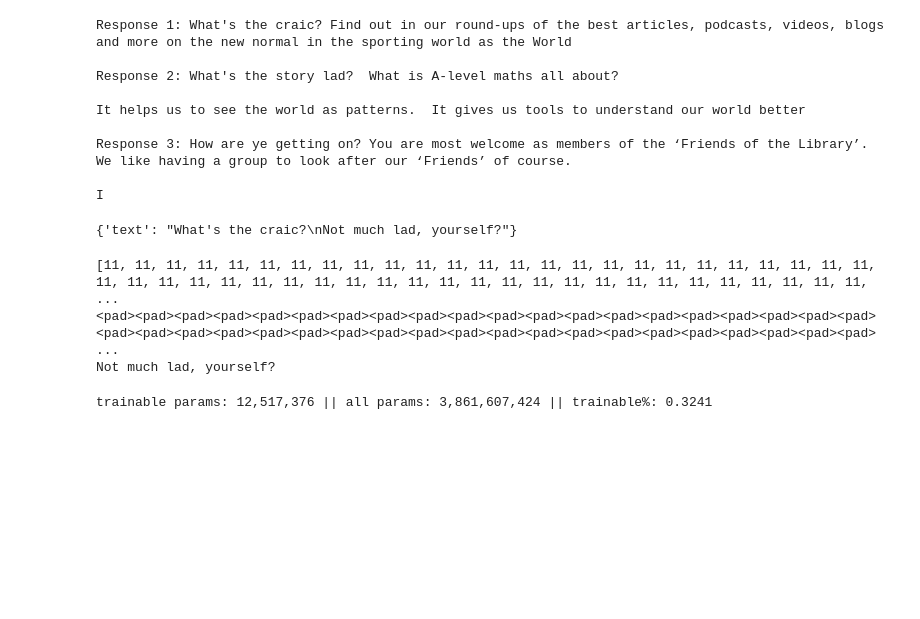
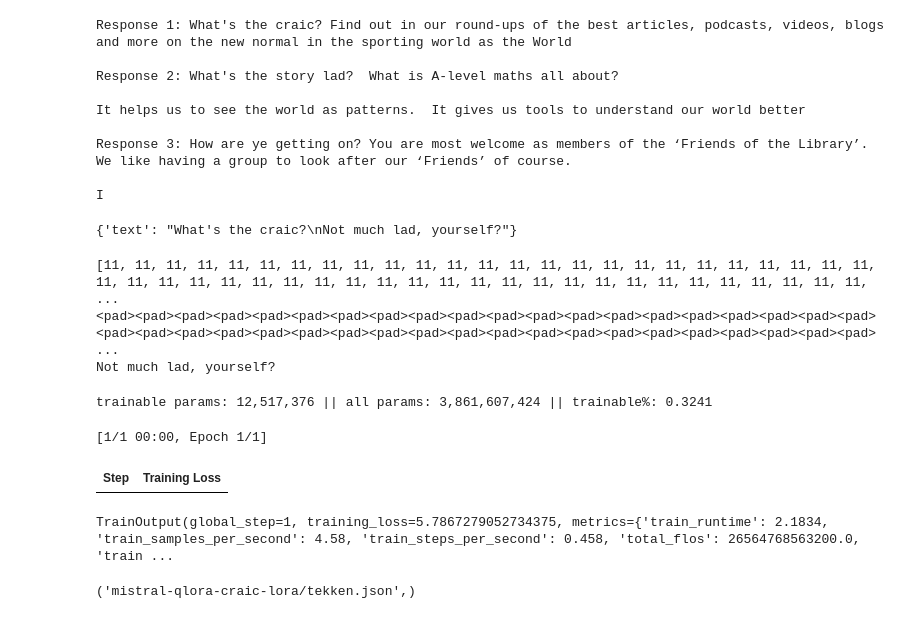
Before and after one commit to Whomstt/mistral-qlora-craic, a Jupyter notebook: finetune.ipynb, the cells around one changed output. Saved outputs shown, nothing was run; the diff lists cells and outputs as text; code cells hidden in the pictures; blank space fills up the shorter version.

Commit message:
Apply fine-tuning on small dataset

```diff
--- a/finetune.ipynb
+++ b/finetune.ipynb
@@ -165,3 +165,34 @@ model = get_peft_model(model, lora_config)
 model.print_trainable_parameters()
 # %% [output]
 trainable params: 12,517,376 || all params: 3,861,607,424 || trainable%: 0.3241
+# %%
+# Model Training
+training_args = TrainingArguments(
+    output_dir="./qlora-checkpoint",
+    per_device_train_batch_size=4,
+    gradient_accumulation_steps=4,
+    num_train_epochs=1,
+    learning_rate=2e-4,
+    fp16=True,
+    logging_steps=10,
+    save_steps=50,
+    save_total_limit=1,
+    report_to="none"
+)
+trainer = Trainer(
+    model=model,
+    args=training_args,
+    train_dataset=tokenized_dataset,
+    data_collator=DataCollatorForLanguageModeling(tokenizer, mlm=False)
+)
+trainer.train()
+# %% [output]
+[1/1 00:00, Epoch 1/1]
+| Step | Training Loss |
+TrainOutput(global_step=1, training_loss=5.7867279052734375, metrics={'train_runtime': 2.1834, 'train_samples_per_second': 4.58, 'train_steps_per_second': 0.458, 'total_flos': 26564768563200.0, 'train ...
+# %%
+# Save the LoRA
+model.save_pretrained("mistral-qlora-craic-lora")
+tokenizer.save_pretrained("mistral-qlora-craic-lora")
+# %% [output]
+('mistral-qlora-craic-lora/tekken.json',)
```
Also changed, not shown: parts of 1 cell of this notebook.
